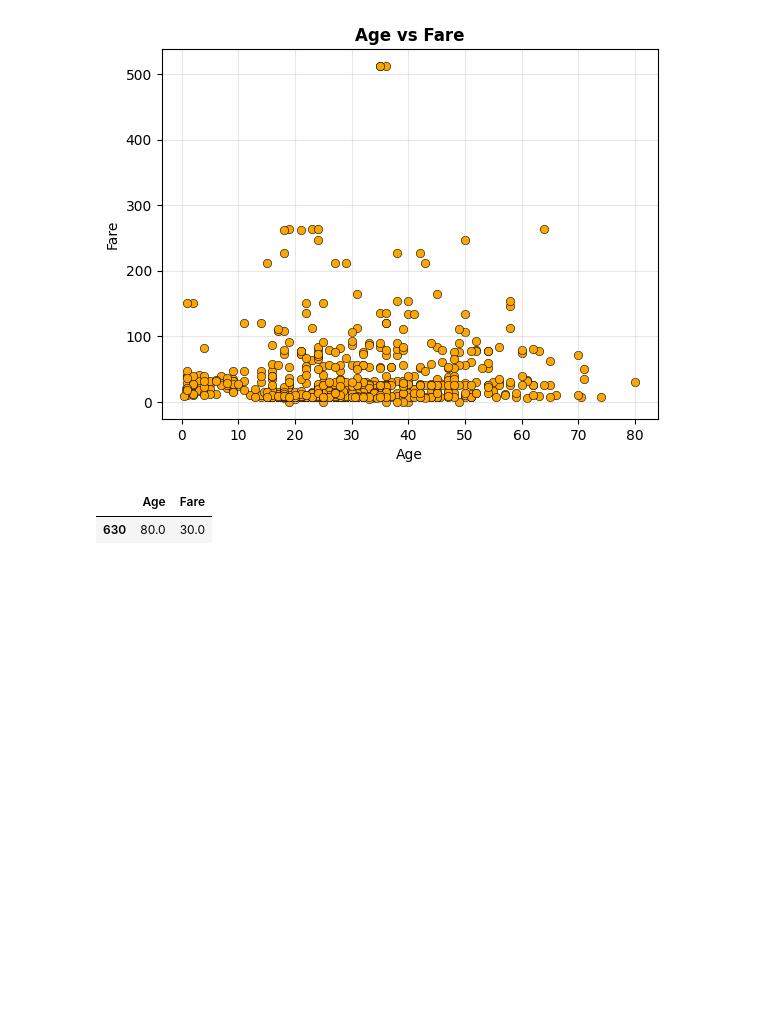
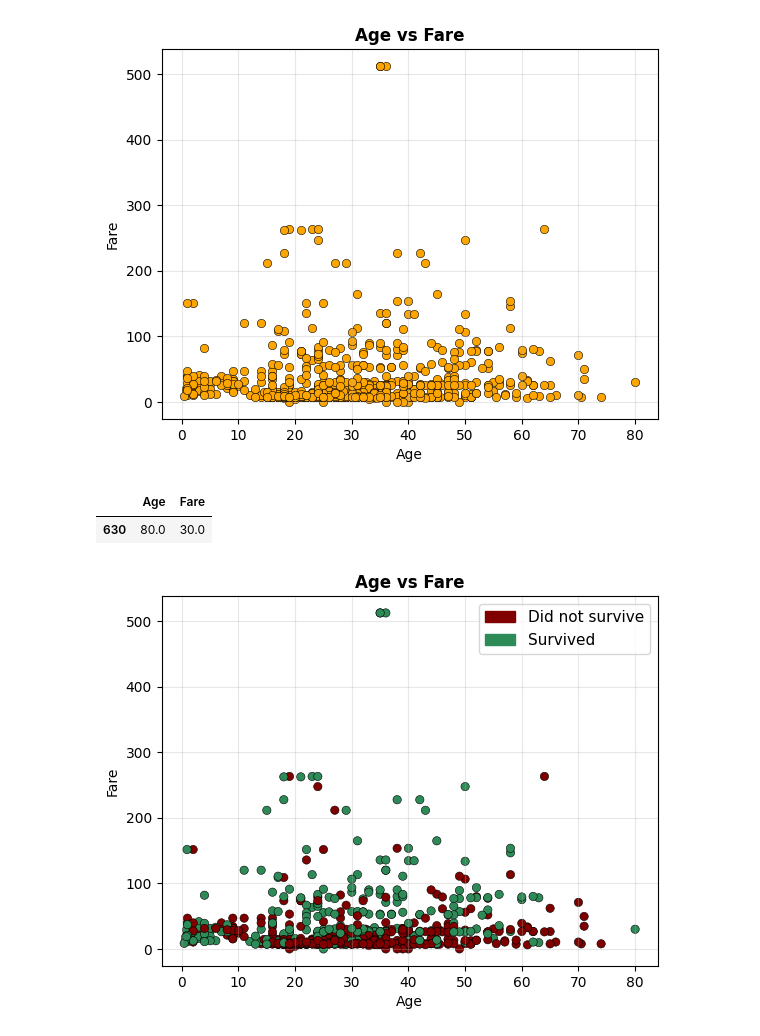
Before and after one commit to Ramcharan-AIML/Matplotlib_Problem_Solving, a Jupyter notebook: Matplotlib_Problems_Practice.ipynb, the cells around one changed output. Cells and saved outputs as stored; diff of their text form; code cells hidden in the pictures; blank space fills up the shorter version.

Commit message:
completed the multi graphs in one chart

```diff
--- a/Matplotlib_Problems_Practice.ipynb
+++ b/Matplotlib_Problems_Practice.ipynb
@@ -243,3 +243,27 @@ filter2
 # %% [output]
 |  | Age | Fare |
 | 630 | 80.0 | 30.0 |
+# %%
+# With color coding in scatter plots
+
+colors = df["Survived"].map({0:"maroon", 1:"seagreen"})
+
+plt.scatter(df['Age'], df['Fare'], c=colors, edgecolor="black", linewidth=0.4)
+
+# Manual legend
+import matplotlib.patches as mpatches
+legend_elements = [
+    mpatches.Patch(color="maroon",     label="Did not survive"),
+    mpatches.Patch(color="seagreen", label="Survived")
+]
+
+plt.legend(handles=legend_elements, fontsize=11)
+
+plt.title("Age vs Fare", fontweight="bold")
+plt.xlabel("Age")
+plt.ylabel("Fare")
+plt.grid(True, alpha=0.3)
+
+plt.show()
+# %% [output]
+[figure, added]
```
Also changed, not shown: parts of 5 cells of this notebook.
